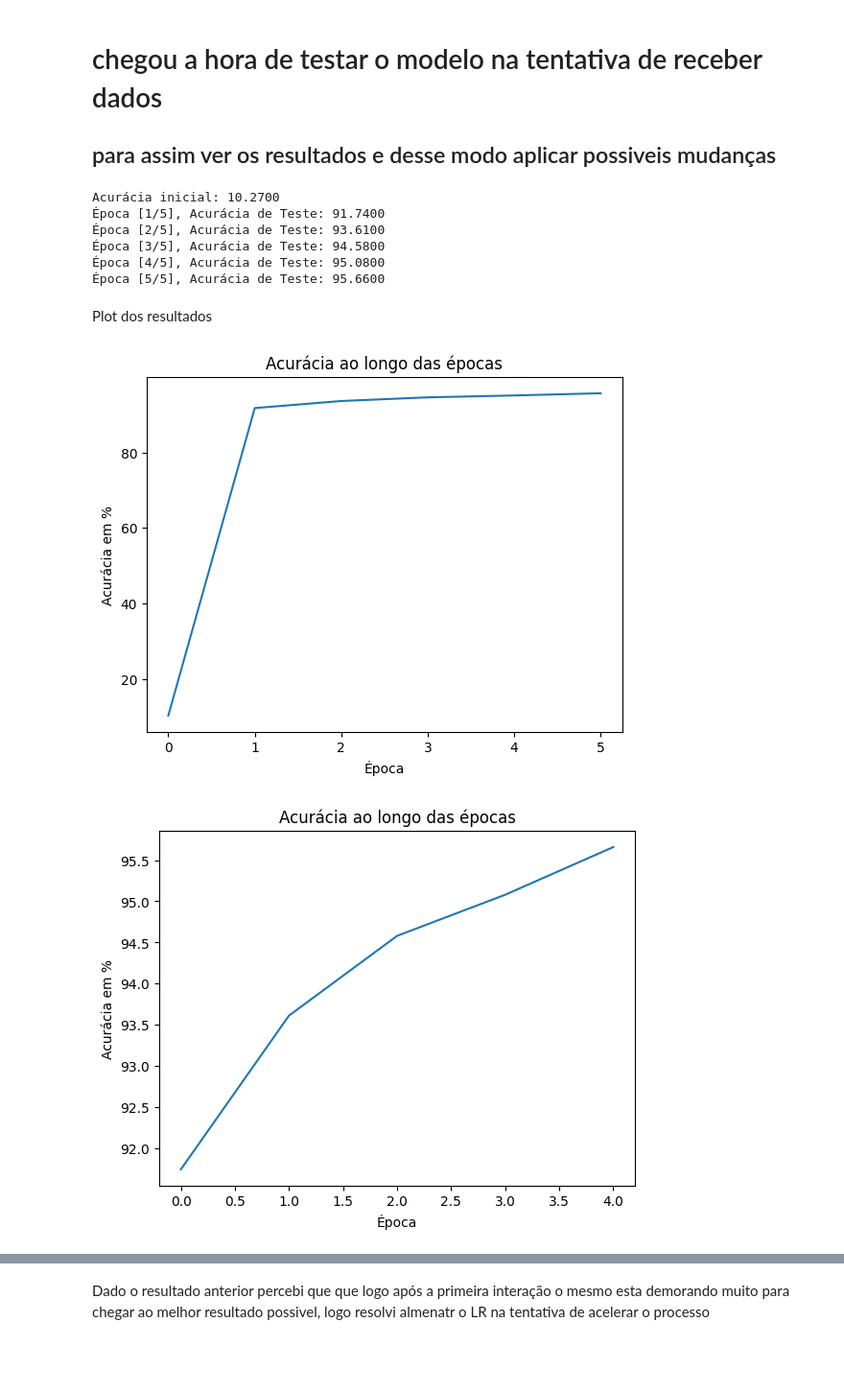
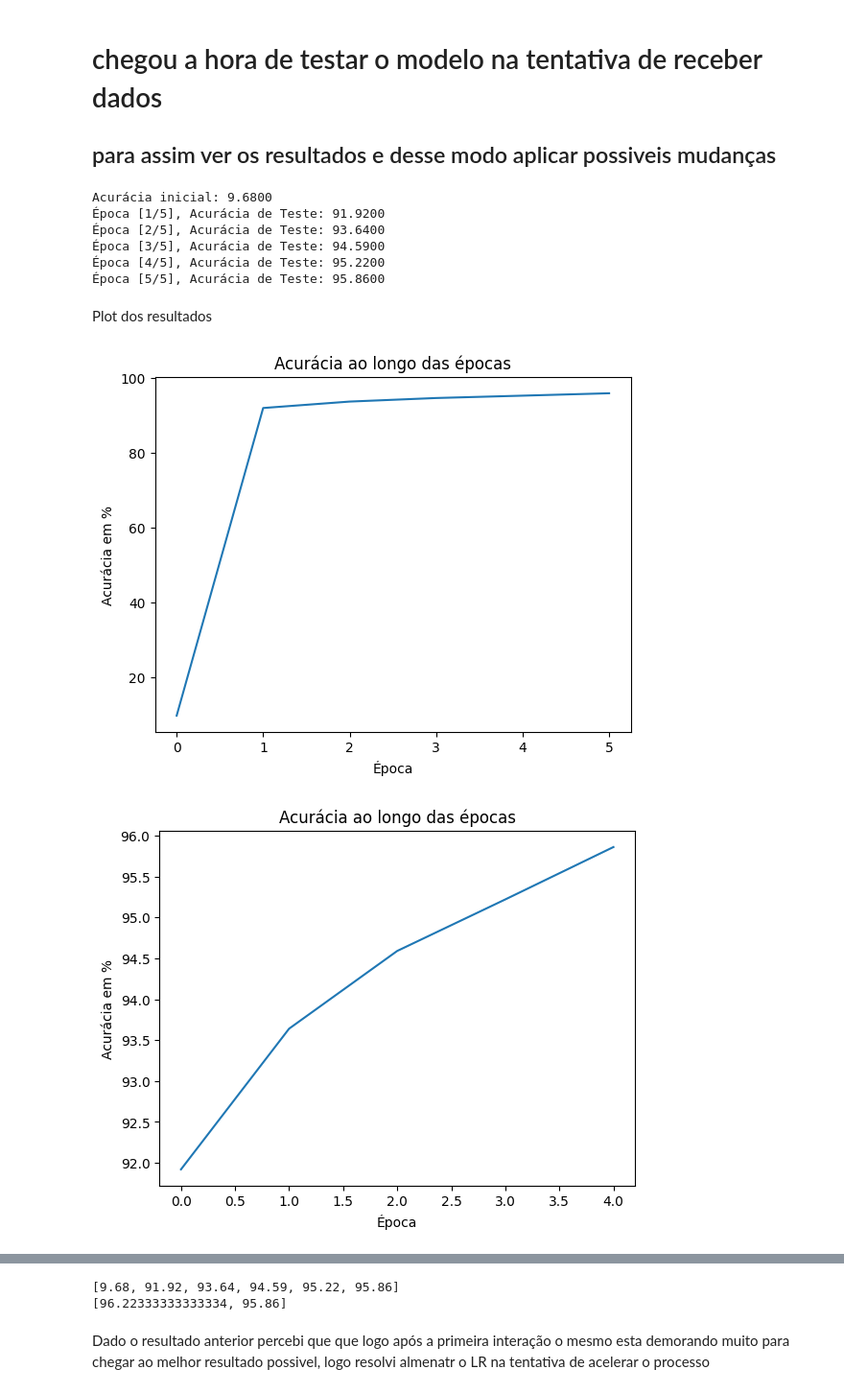
Before and after one commit to ViniciusBPessoa/Repositorio_Academico_Multidisciplinar, a Jupyter notebook: Redes Neurais/Mini Projeto 03 Redes neurais/miniprojeto03.ipynb, the cells around one changed output, grey strips where cells are left out. Shown: that part at 96% size. Saved outputs shown, nothing was run; the diff lists cells and outputs as text; code cells hidden in the pictures; blank space fills up the shorter version.

```diff
--- a/Redes Neurais/Mini Projeto 03 Redes neurais/miniprojeto03.ipynb
+++ b/Redes Neurais/Mini Projeto 03 Redes neurais/miniprojeto03.ipynb
@@ -46,11 +49,10 @@ Implementação do modelo base de acordo com a solicitação
 #Dados da MLP "Direto do classroom"
 
 input_size = 784  # Tamanho da entrada para o MNIST
-hidden_size = 128  # Número de neurônios na camada oculta
-output_size = 10  # Número de saidas possiveis
+hidden_size = 500  # Número de neurônios na camada oculta
+output_size = 5  # Número de saidas possiveis
 
 num_epochs = 5
-batch_size = 128
 learning_rate = 0.001
 
 # Definição do modelo
@@ -74,14 +76,14 @@ MLP(
 # %% [markdown]
 # calculadora de acuracia
 # %%
-def calcular_acuracia(model, data_loader, device):
+def calcular_acuracia(model, data_loader, PC_Processo):
     model.eval()
     corretos = 0
     total = 0
     with torch.no_grad():
         for imagens, rotulos in data_loader:
-            imagens = imagens.view(-1, 28*28).to(device)
-            rotulos = rotulos.to(device)
+            imagens = imagens.view(-1, 28*28).to(PC_Processo)
+            rotulos = rotulos.to(PC_Processo)
             saidas = model(imagens)
             _, previstos = torch.max(saidas.data, 1)
             total += rotulos.size(0)
@@ -91,19 +93,19 @@ def calcular_acuracia(model, data_loader, device):
 # chegou a hora de testar o modelo na tentativa de receber dados
 ## para assim ver os resultados e desse modo aplicar possiveis mudanças
 # %%
-def treinar_e_avaliar(model, treinamento_loader, teste_loader, otimizador, num_epochs, device): # função que calcula e treina minha IA (serve para facilitar minha vida em seguida)
+def treinar_e_avaliar(model, treinamento_loader, teste_loader, otimizador, num_epochs, PC_Processo): # função que calcula e treina minha IA (serve para facilitar minha vida em seguida)
     acuracias = []
     criterio = nn.CrossEntropyLoss()
     # Avaliação inicial
-    acuracia_inicial = calcular_acuracia(model, teste_loader, device)
+    acuracia_inicial = calcular_acuracia(model, teste_loader, PC_Processo)
     acuracias.append(acuracia_inicial)
     print(f"Acurácia inicial: {acuracia_inicial:.4f}")
 
     # Loop de treinamento
     for epoch in range(num_epochs):
         for i, (imagens, rotulos) in enumerate(treinamento_loader):
-            imagens = imagens.view(-1, 28*28).to(device)
-            rotulos = rotulos.to(device)
+            imagens = imagens.view(-1, 28*28).to(PC_Processo)
+            rotulos = rotulos.to(PC_Processo)
 
             # Forward pass
             saidas = model(imagens)
@@ -115,7 +117,7 @@ def treinar_e_avaliar(model, treinamento_loader, teste_loader, otimizador, num_e
             otimizador.step()
 
         # Avaliação no conjunto de teste (ou validação) ao final de cada época
-        acuracia_epoca = calcular_acuracia(model, teste_loader, device)
+        acuracia_epoca = calcular_acuracia(model, teste_loader, PC_Processo)
         acuracias.append(acuracia_epoca)
 
         # Imprimindo informações
@@ -125,29 +127,50 @@ def treinar_e_avaliar(model, treinamento_loader, teste_loader, otimizador, num_e
 # %%
 # Exemplo de uso
 acuracias_treinamento = treinar_e_avaliar(rede, treinamento_img, teste_img, otimizador, num_epochs, PC_Processo)
+valor_treino = calcular_acuracia(rede, treinamento_img, PC_Processo)
+valor_teste = calcular_acuracia(rede, teste_img, PC_Processo)
 # %% [output]
-Acurácia inicial: 10.2700
-Época [1/5], Acurácia de Teste: 91.7400
-Época [2/5], Acurácia de Teste: 93.6100
-Época [3/5], Acurácia de Teste: 94.5800
-Época [4/5], Acurácia de Teste: 95.0800
-Época [5/5], Acurácia de Teste: 95.6600
+Acurácia inicial: 9.6800
+Época [1/5], Acurácia de Teste: 91.9200
+Época [2/5], Acurácia de Teste: 93.6400
+Época [3/5], Acurácia de Teste: 94.5900
+Época [4/5], Acurácia de Teste: 95.2200
+Época [5/5], Acurácia de Teste: 95.8600
 # %% [markdown]
 Plot dos resultados
 # %%
 # Plotando a acurácia ao longo das épocas
 plt.plot(acuracias_treinamento[:])
 plt.title('Acurácia ao longo das épocas')
 plt.xlabel('Época')
 plt.ylabel('Acurácia em %')
 plt.show()
 
 # Plotando a acurácia ao longo das épocas sem o 1º valor (antes de iniciar o treino)
 plt.plot(acuracias_treinamento[1:])
 plt.title('Acurácia ao longo das épocas')
 plt.xlabel('Época')
 plt.ylabel('Acurácia em %')
 plt.show()
+
+# Criar um gráfico de barras
+categorias = ['Treinamento', 'Teste']
+valores = [valor_treino, valor_teste]
+
+fig, ax = plt.subplots()
+barras = ax.bar(categorias, valores, color=['blue', 'orange'])
+plt.ylabel('Acurácia (%)')
+plt.title('Acurácia de Treinamento e Teste')
+
+# Adicionar os valores acima das barras
+for barra in barras:
+    yval = barra.get_height()
+    plt.text(barra.get_x() + barra.get_width()/2, yval, round(yval, 2), ha='center', va='bottom')
+
+plt.show()
+
+print(acuracias_treinamento)
+print([valor_treino, valor_teste])
 # %% [output]
-[figure, old version]
+[figure, new version]
-[figure, old version]
+[figure, new version]
@@ -154,3 +178,5 @@ plt.show()
+[9.68, 91.92, 93.64, 94.59, 95.22, 95.86]
+[96.22333333333334, 95.86]
 # %% [markdown]
 Dado o resultado anterior percebi que que logo após a primeira interação o mesmo esta demorando muito para chegar ao melhor resultado possivel, logo resolvi almenatr o LR na tentativa de acelerar o processo
 # %%
```
Also changed, not shown: parts of 9 cells of this notebook.
